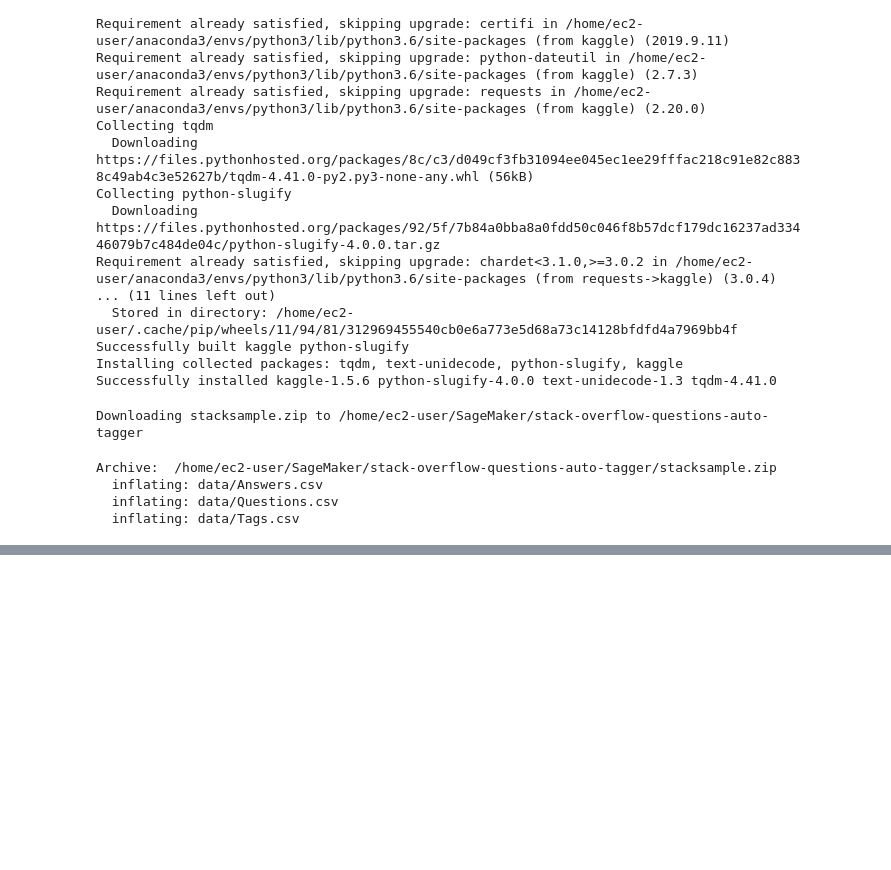
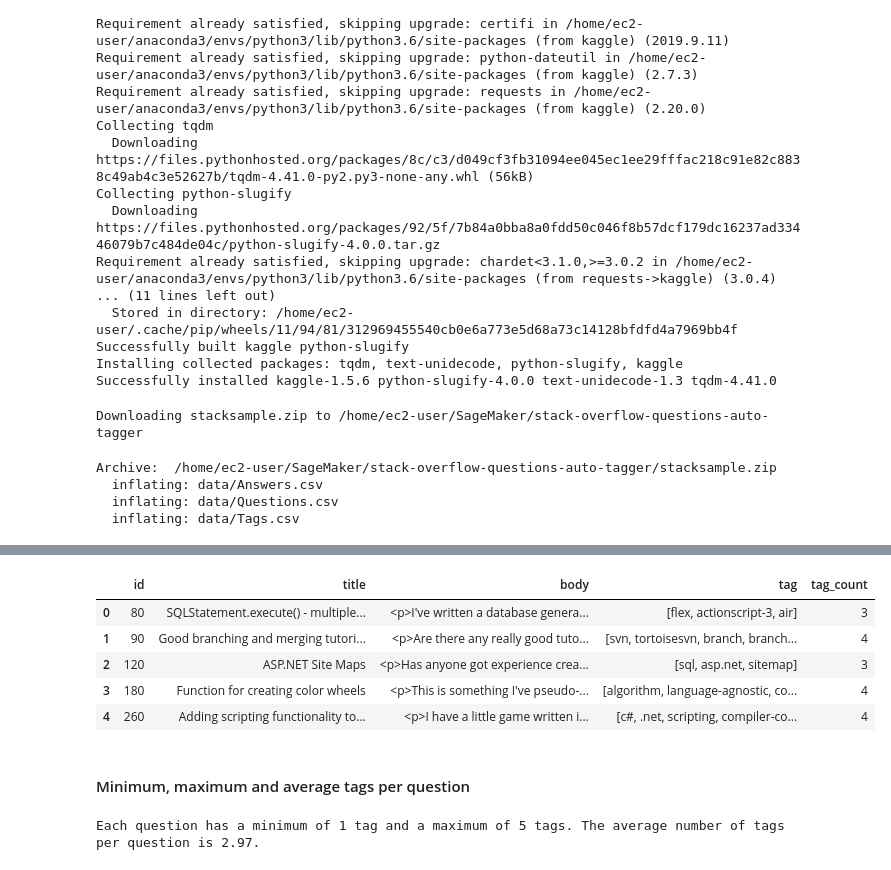
Before and after one commit to foxan/stack-overflow-questions-auto-tagger, a Jupyter notebook: 0. Exploratory Data Analysis.ipynb, the cells around one changed output, grey strips where cells are left out. Saved outputs shown, nothing was run; the diff lists cells and outputs as text; code cells hidden in the pictures; blank space fills up the shorter version.

```diff
--- a/0. Exploratory Data Analysis.ipynb
+++ b/0. Exploratory Data Analysis.ipynb
@@ -59,0 +205,3 @@ Archive:  /home/ec2-user/SageMaker/stack-overflow-questions-auto-tagger/stacksam
+# %%
+pd.options.display.float_format = "{:.2f}%".format
+100 * tag_value_counts.head(4000).cumsum() / tag_value_counts.sum()
@@ -59,0 +234,4 @@ Archive:  /home/ec2-user/SageMaker/stack-overflow-questions-auto-tagger/stacksam
+# %%
+%%time
+# group rows per question id
+tags_per_question_df = tags_df.groupby(['id'])['tag'].apply(list)
@@ -59,0 +251,4 @@ Archive:  /home/ec2-user/SageMaker/stack-overflow-questions-auto-tagger/stacksam
+# %%
+%%time
+# we are only interested in text column from `questions_df`
+df = questions_df[["id", "title", "body"]].merge(tags_per_question_df.to_frame(), on="id")
@@ -59,0 +258,13 @@ Archive:  /home/ec2-user/SageMaker/stack-overflow-questions-auto-tagger/stacksam
+# %%
+df["tag_count"] = df["tag"].apply(len)
+# %%
+df.head()
+# %% [output]
+|  | id | title | body | tag | tag_count |
+| 0 | 80 | SQLStatement.execute() - multiple... | <p>I've written a database genera... | [flex, actionscript-3, air] | 3 |
+| 1 | 90 | Good branching and merging tutori... | <p>Are there any really good tuto... | [svn, tortoisesvn, branch, branch... | 4 |
+| 2 | 120 | ASP.NET Site Maps | <p>Has anyone got experience crea... | [sql, asp.net, sitemap] | 3 |
+| 3 | 180 | Function for creating color wheels | <p>This is something I've pseudo-... | [algorithm, language-agnostic, co... | 4 |
+| 4 | 260 | Adding scripting functionality to... | <p>I have a little game written i... | [c#, .net, scripting, compiler-co... | 4 |
+# %% [markdown]
+#### Minimum, maximum and average tags per question
@@ -59,0 +275,5 @@ Archive:  /home/ec2-user/SageMaker/stack-overflow-questions-auto-tagger/stacksam
+# %%
+print(f"Each question has a minimum of {min_tag_count} tag and a maximum of {max_tag_count} tags. \
+The average number of tags per question is {avg_tag_count:.2f}.")
+# %% [output]
+Each question has a minimum of 1 tag and a maximum of 5 tags. The average number of tags per question is 2.97.
```
Also changed, not shown: parts of 31 cells of this notebook, 1 other file.
